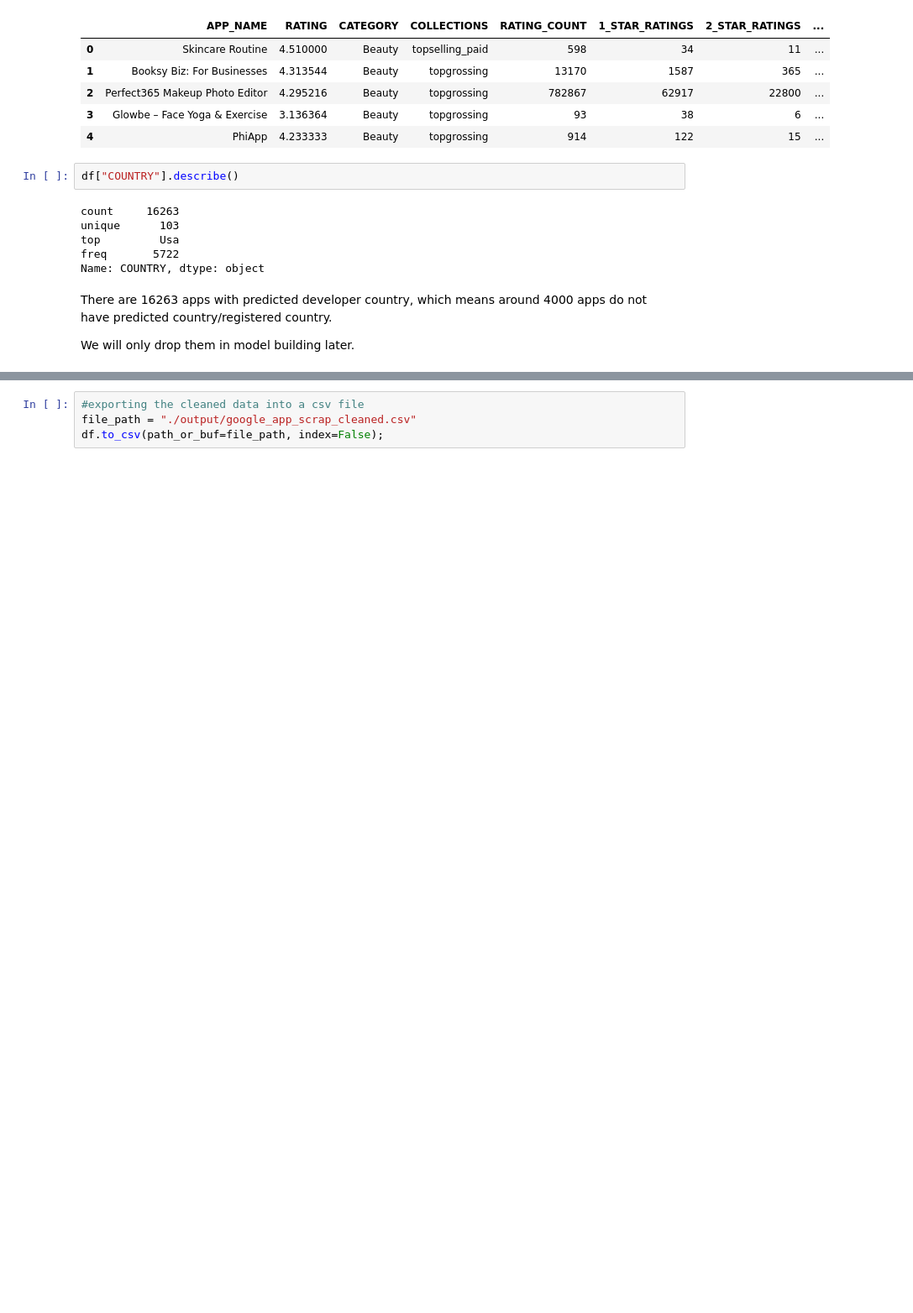
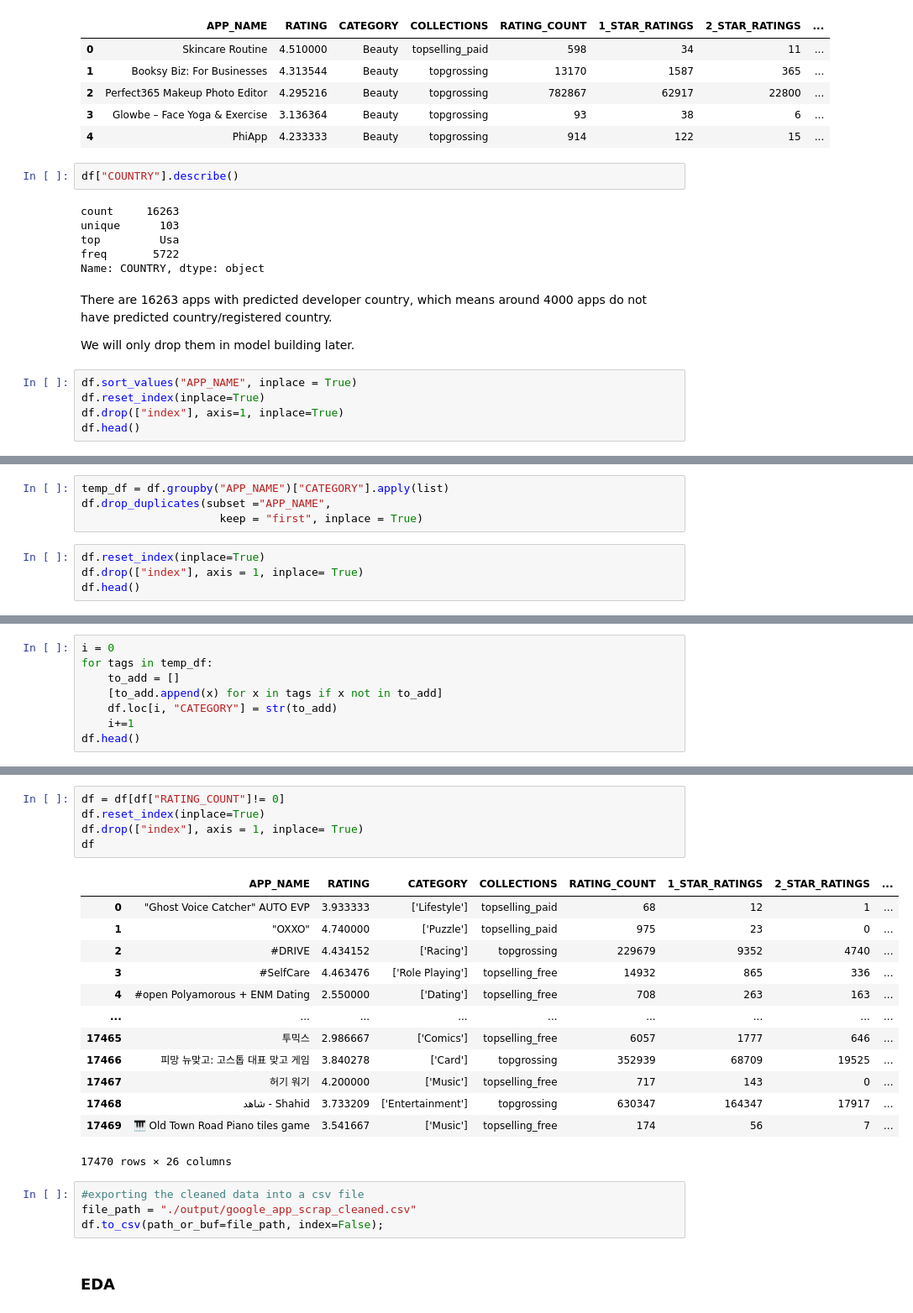
Before and after one commit to limivann/app-performance-predictor, a Jupyter notebook: data-cleaning/data_cleaning.ipynb, the cells around one changed output, grey strips where cells are left out. Shown: that part at 84% size. Cells and saved outputs as stored; diff of their text form; blank space fills up the shorter version.

```diff
--- a/data-cleaning/data_cleaning.ipynb
+++ b/data-cleaning/data_cleaning.ipynb
@@ -409,3 +409,8 @@ Name: COUNTRY, dtype: object
 There are 16263 apps with predicted developer country, which means around 4000 apps do not have predicted country/registered country.
 
 We will only drop them in model building later.
+# %%
+df.sort_values("APP_NAME", inplace = True)
+df.reset_index(inplace=True)
+df.drop(["index"], axis=1, inplace=True)
+df.head()
@@ -411,0 +424,8 @@ We will only drop them in model building later.
+# %%
+temp_df = df.groupby("APP_NAME")["CATEGORY"].apply(list)
+df.drop_duplicates(subset ="APP_NAME",
+                     keep = "first", inplace = True)
+# %%
+df.reset_index(inplace=True)
+df.drop(["index"], axis = 1, inplace= True)
+df.head()
@@ -411,0 +439,8 @@ We will only drop them in model building later.
+# %%
+i = 0
+for tags in temp_df:
+    to_add = []
+    [to_add.append(x) for x in tags if x not in to_add]
+    df.loc[i, "CATEGORY"] = str(to_add)
+    i+=1
+df.head()
@@ -412,4 +454,25 @@ We will only drop them in model building later.
+# %%
+df = df[df["RATING_COUNT"]!= 0]
+df.reset_index(inplace=True)
+df.drop(["index"], axis = 1, inplace= True)
+df
+# %% [output]
+|  | APP_NAME | RATING | CATEGORY | COLLECTIONS | RATING_COUNT | 1_STAR_RATINGS | 2_STAR_RATINGS | ... |
+| 0 | "Ghost Voice Catcher" AUTO EVP | 3.933333 | ['Lifestyle'] | topselling_paid | 68 | 12 | 1 | ... |
+| 1 | "OXXO" | 4.740000 | ['Puzzle'] | topselling_paid | 975 | 23 | 0 | ... |
+| 2 | #DRIVE | 4.434152 | ['Racing'] | topgrossing | 229679 | 9352 | 4740 | ... |
+| 3 | #SelfCare | 4.463476 | ['Role Playing'] | topselling_free | 14932 | 865 | 336 | ... |
+| 4 | #open Polyamorous + ENM Dating | 2.550000 | ['Dating'] | topselling_free | 708 | 263 | 163 | ... |
+| ... | ... | ... | ... | ... | ... | ... | ... | ... |
+| 17465 | 투믹스 | 2.986667 | ['Comics'] | topselling_free | 6057 | 1777 | 646 | ... |
+| 17466 | 피망 뉴맞고: 고스톱 대표 맞고 게임 | 3.840278 | ['Card'] | topgrossing | 352939 | 68709 | 19525 | ... |
+| 17467 | 허기 워기 | 4.200000 | ['Music'] | topselling_free | 717 | 143 | 0 | ... |
+| 17468 | ﺷﺎﻫﺪ - Shahid | 3.733209 | ['Entertainment'] | topgrossing | 630347 | 164347 | 17917 | ... |
+| 17469 | 🎹 Old Town Road Piano tiles game | 3.541667 | ['Music'] | topselling_free | 174 | 56 | 7 | ... |
+17470 rows × 26 columns
 # %%
 #exporting the cleaned data into a csv file
 file_path = "./output/google_app_scrap_cleaned.csv"
 df.to_csv(path_or_buf=file_path, index=False);
+# %% [markdown]
+### EDA
```
Also changed, not shown: parts of 4 cells of this notebook, 1 other file.
